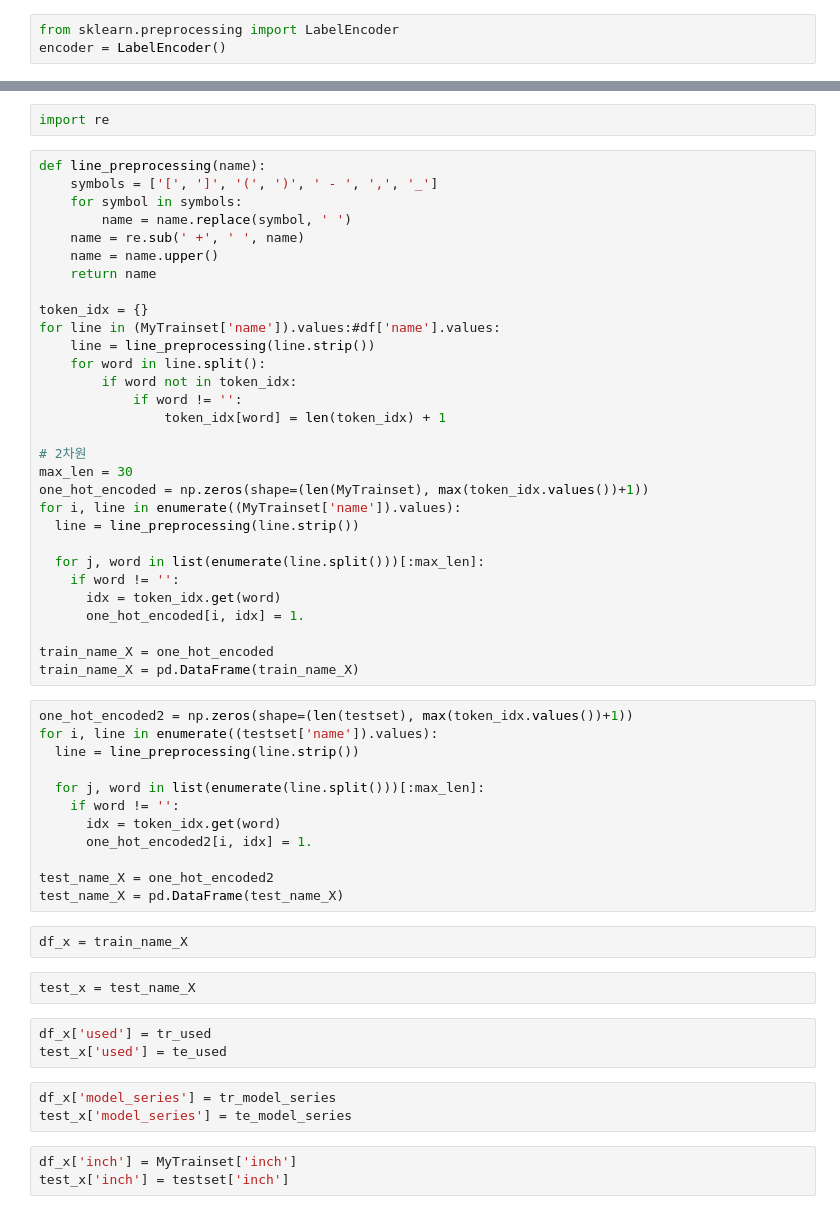
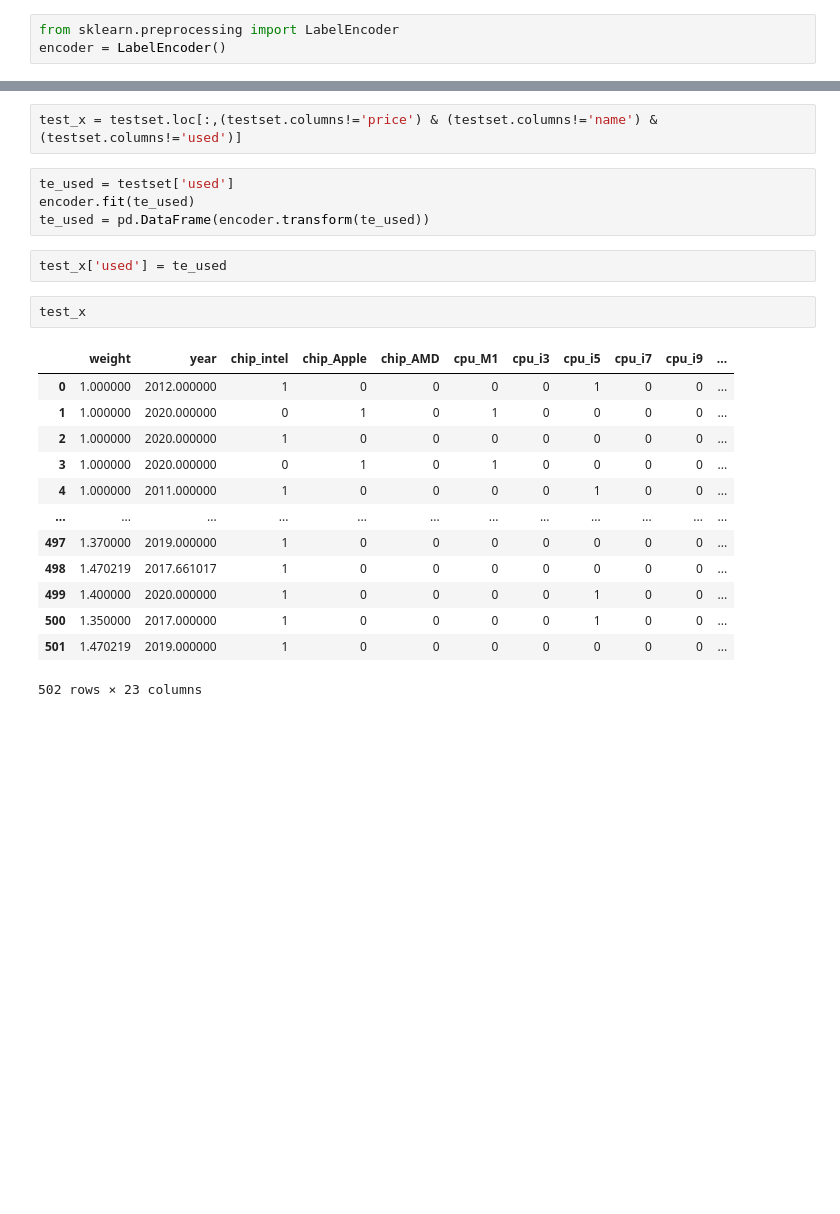
Before and after one commit to baesumin/DeepLearning, a Jupyter notebook: sk머신러닝2.ipynb, the cells around one changed output, grey strips where cells are left out. Saved outputs shown, nothing was run; the diff lists cells and outputs as text; blank space fills up the shorter version.

```diff
--- a/sk머신러닝2.ipynb
+++ b/sk머신러닝2.ipynb
@@ -151,57 +73,24 @@ te_model_series = pd.DataFrame(encoder.transform(te_model_series))
-# %%
-import re
-# %%
-def line_preprocessing(name):
-    symbols = ['[', ']', '(', ')', ' - ', ',', '_']
-    for symbol in symbols:
-        name = name.replace(symbol, ' ')
-    name = re.sub(' +', ' ', name)
-    name = name.upper()
-    return name
-
-token_idx = {}
-for line in (MyTrainset['name']).values:#df['name'].values:
-    line = line_preprocessing(line.strip())
-    for word in line.split():
-        if word not in token_idx:
-            if word != '':
-                token_idx[word] = len(token_idx) + 1
-
-# 2차원
-max_len = 30
-one_hot_encoded = np.zeros(shape=(len(MyTrainset), max(token_idx.values())+1))
-for i, line in enumerate((MyTrainset['name']).values):
-  line = line_preprocessing(line.strip())
-
-  for j, word in list(enumerate(line.split()))[:max_len]:
-    if word != '':
-      idx = token_idx.get(word)
-      one_hot_encoded[i, idx] = 1.
-
-train_name_X = one_hot_encoded
-train_name_X = pd.DataFrame(train_name_X)
-# %%
-one_hot_encoded2 = np.zeros(shape=(len(testset), max(token_idx.values())+1))
-for i, line in enumerate((testset['name']).values):
-  line = line_preprocessing(line.strip())
-
-  for j, word in list(enumerate(line.split()))[:max_len]:
-    if word != '':
-      idx = token_idx.get(word)
-      one_hot_encoded2[i, idx] = 1.
-
-test_name_X = one_hot_encoded2
-test_name_X = pd.DataFrame(test_name_X)
-# %%
-df_x = train_name_X
+# %%
+test_x = testset.loc[:,(testset.columns!='price') & (testset.columns!='name') & (testset.columns!='used')]
+# %%
+te_used = testset['used']
+encoder.fit(te_used)
+te_used = pd.DataFrame(encoder.transform(te_used))
+# %%
+test_x['used'] = te_used
 # %%
-test_x = test_name_X
+test_x
+# %% [output]
+|  | weight | year | chip_intel | chip_Apple | chip_AMD | cpu_M1 | cpu_i3 | cpu_i5 | cpu_i7 | cpu_i9 | ... |
+| 0 | 1.000000 | 2012.000000 | 1 | 0 | 0 | 0 | 0 | 1 | 0 | 0 | ... |
+| 1 | 1.000000 | 2020.000000 | 0 | 1 | 0 | 1 | 0 | 0 | 0 | 0 | ... |
+| 2 | 1.000000 | 2020.000000 | 1 | 0 | 0 | 0 | 0 | 0 | 0 | 0 | ... |
+| 3 | 1.000000 | 2020.000000 | 0 | 1 | 0 | 1 | 0 | 0 | 0 | 0 | ... |
+| 4 | 1.000000 | 2011.000000 | 1 | 0 | 0 | 0 | 0 | 1 | 0 | 0 | ... |
+| ... | ... | ... | ... | ... | ... | ... | ... | ... | ... | ... | ... |
+| 497 | 1.370000 | 2019.000000 | 1 | 0 | 0 | 0 | 0 | 0 | 0 | 0 | ... |
+| 498 | 1.470219 | 2017.661017 | 1 | 0 | 0 | 0 | 0 | 0 | 0 | 0 | ... |
+| 499 | 1.400000 | 2020.000000 | 1 | 0 | 0 | 0 | 0 | 1 | 0 | 0 | ... |
+| 500 | 1.350000 | 2017.000000 | 1 | 0 | 0 | 0 | 0 | 1 | 0 | 0 | ... |
+| 501 | 1.470219 | 2019.000000 | 1 | 0 | 0 | 0 | 0 | 0 | 0 | 0 | ... |
+502 rows × 23 columns
-# %%
-df_x['used'] = tr_used
-test_x['used'] = te_used
-# %%
-df_x['model_series'] = tr_model_series
-test_x['model_series'] = te_model_series
-# %%
-df_x['inch'] = MyTrainset['inch']
-test_x['inch'] = testset['inch']
```
Also changed, not shown: parts of 36 cells of this notebook.
